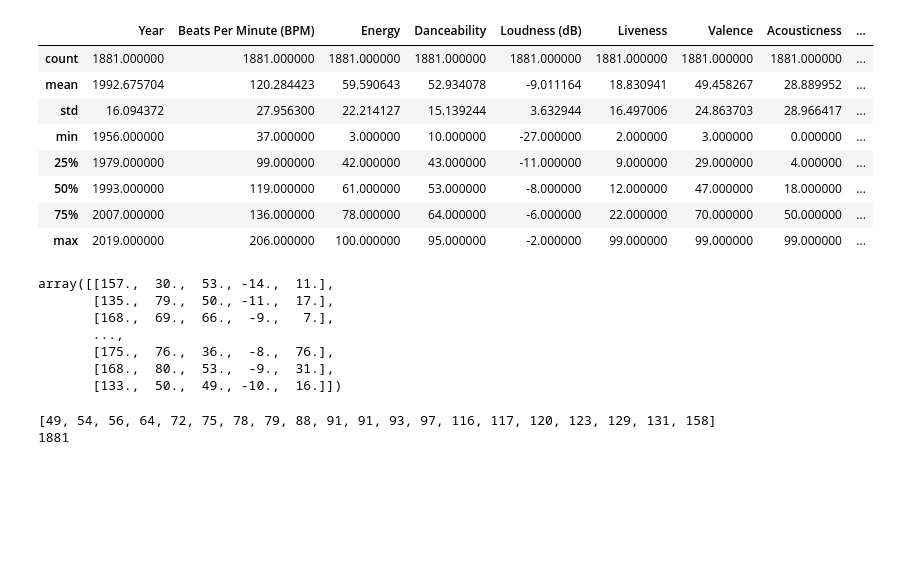
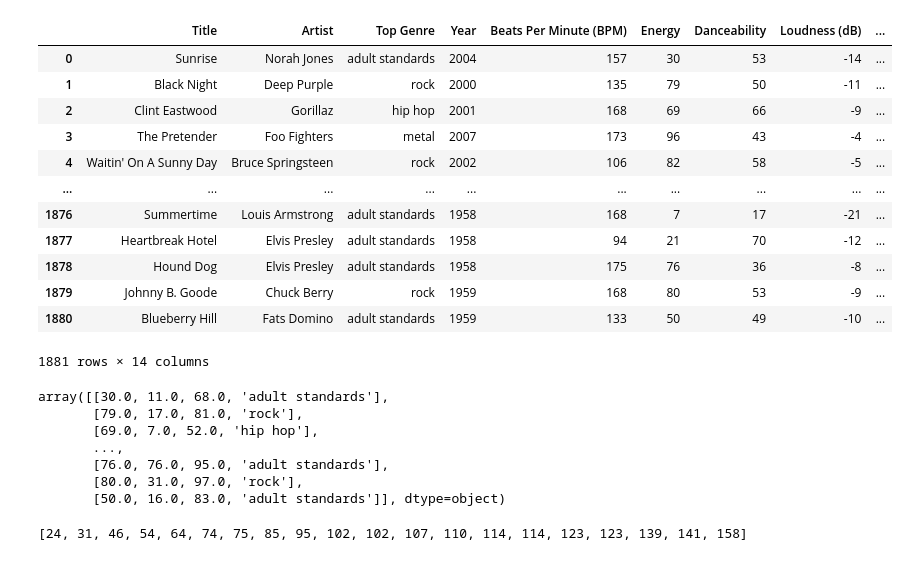
Before and after one commit to DarrenWu42/Cogs118b-Song-Analysis, a Jupyter notebook: KMeans.ipynb, the cells around one changed output. Cells and saved outputs as stored; diff of their text form; code cells hidden in the pictures; blank space fills up the shorter version.

```diff
--- a/KMeans.ipynb
+++ b/KMeans.ipynb
@@ -14,27 +27,35 @@ data = data.replace(',','', regex=True)
 # %%
-data.describe()
+data
 # %% [output]
-|  | Year | Beats Per Minute (BPM) | Energy | Danceability | Loudness (dB) | Liveness | Valence | Acousticness | ... |
-| count | 1881.000000 | 1881.000000 | 1881.000000 | 1881.000000 | 1881.000000 | 1881.000000 | 1881.000000 | 1881.000000 | ... |
-| mean | 1992.675704 | 120.284423 | 59.590643 | 52.934078 | -9.011164 | 18.830941 | 49.458267 | 28.889952 | ... |
-| std | 16.094372 | 27.956300 | 22.214127 | 15.139244 | 3.632944 | 16.497006 | 24.863703 | 28.966417 | ... |
-| min | 1956.000000 | 37.000000 | 3.000000 | 10.000000 | -27.000000 | 2.000000 | 3.000000 | 0.000000 | ... |
-| 25% | 1979.000000 | 99.000000 | 42.000000 | 43.000000 | -11.000000 | 9.000000 | 29.000000 | 4.000000 | ... |
-| 50% | 1993.000000 | 119.000000 | 61.000000 | 53.000000 | -8.000000 | 12.000000 | 47.000000 | 18.000000 | ... |
-| 75% | 2007.000000 | 136.000000 | 78.000000 | 64.000000 | -6.000000 | 22.000000 | 70.000000 | 50.000000 | ... |
-| max | 2019.000000 | 206.000000 | 100.000000 | 95.000000 | -2.000000 | 99.000000 | 99.000000 | 99.000000 | ... |
+|  | Title | Artist | Top Genre | Year | Beats Per Minute (BPM) | Energy | Danceability | Loudness (dB) | ... |
+| 0 | Sunrise | Norah Jones | adult standards | 2004 | 157 | 30 | 53 | -14 | ... |
+| 1 | Black Night | Deep Purple | rock | 2000 | 135 | 79 | 50 | -11 | ... |
+| 2 | Clint Eastwood | Gorillaz | hip hop | 2001 | 168 | 69 | 66 | -9 | ... |
+| 3 | The Pretender | Foo Fighters | metal | 2007 | 173 | 96 | 43 | -4 | ... |
+| 4 | Waitin' On A Sunny Day | Bruce Springsteen | rock | 2002 | 106 | 82 | 58 | -5 | ... |
+| ... | ... | ... | ... | ... | ... | ... | ... | ... | ... |
+| 1876 | Summertime | Louis Armstrong | adult standards | 1958 | 168 | 7 | 17 | -21 | ... |
+| 1877 | Heartbreak Hotel | Elvis Presley | adult standards | 1958 | 94 | 21 | 70 | -12 | ... |
+| 1878 | Hound Dog | Elvis Presley | adult standards | 1958 | 175 | 76 | 36 | -8 | ... |
+| 1879 | Johnny B. Goode | Chuck Berry | rock | 1959 | 168 | 80 | 53 | -9 | ... |
+| 1880 | Blueberry Hill | Fats Domino | adult standards | 1959 | 133 | 50 | 49 | -10 | ... |
+1881 rows × 14 columns
 # %%
 #taking all features after Year to run K means on
-X = data.iloc[:, 4:9].values
+X = data.iloc[:, [5,8,9]].values
 X = X.astype(float)
+df = pd.DataFrame(X, columns = ["Energy","Liveness","Valence"])
+df["Top Genre"] = data["Top Genre"]
+X = df.to_numpy()
+X
 # %% [output]
-array([[157.,  30.,  53., -14.,  11.],
-       [135.,  79.,  50., -11.,  17.],
-       [168.,  69.,  66.,  -9.,   7.],
+array([[30.0, 11.0, 68.0, 'adult standards'],
+       [79.0, 17.0, 81.0, 'rock'],
+       [69.0, 7.0, 52.0, 'hip hop'],
        ...,
-       [175.,  76.,  36.,  -8.,  76.],
-       [168.,  80.,  53.,  -9.,  31.],
-       [133.,  50.,  49., -10.,  16.]])
+       [76.0, 76.0, 95.0, 'adult standards'],
+       [80.0, 31.0, 97.0, 'rock'],
+       [50.0, 16.0, 83.0, 'adult standards']], dtype=object)
 # %%
 rows=X.shape[0]
 features=X.shape[1]
@@ -80,10 +101,9 @@ for i in range(n_iter):
   Output = Y
 # %%
-cluster_values = sorted([len(Output[i+1]) for i in range(K)])
-print(cluster_values)
+# cluster_values = sorted([len(Output[i+1]) for i in range(K)])
+# print(cluster_values)
 
-total_entries = sum(cluster_values)
-print(total_entries)
+# # total_entries = sum(cluster_values)
+# # print(total_entries)
 # %% [output]
-[49, 54, 56, 64, 72, 75, 78, 79, 88, 91, 91, 93, 97, 116, 117, 120, 123, 129, 131, 158]
-1881
+[24, 31, 46, 54, 64, 74, 75, 85, 95, 102, 102, 107, 110, 114, 114, 123, 123, 139, 141, 158]
```
Also changed, not shown: parts of 7 cells of this notebook, 1 other file.
